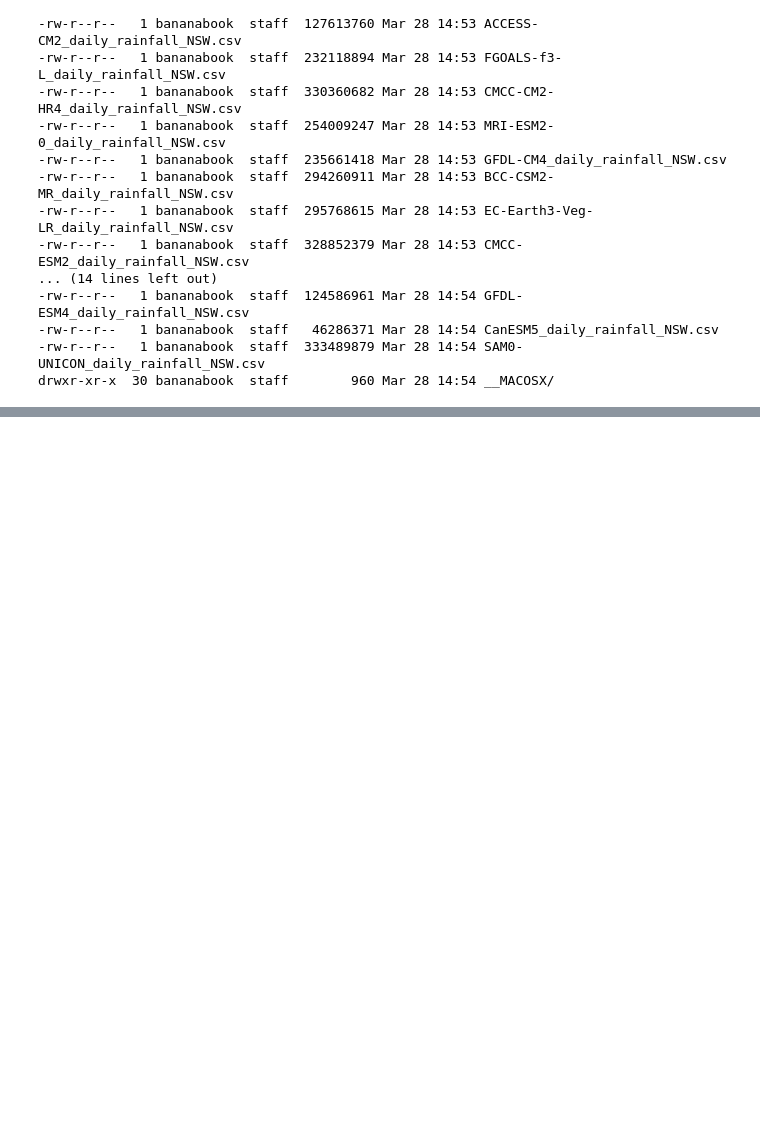
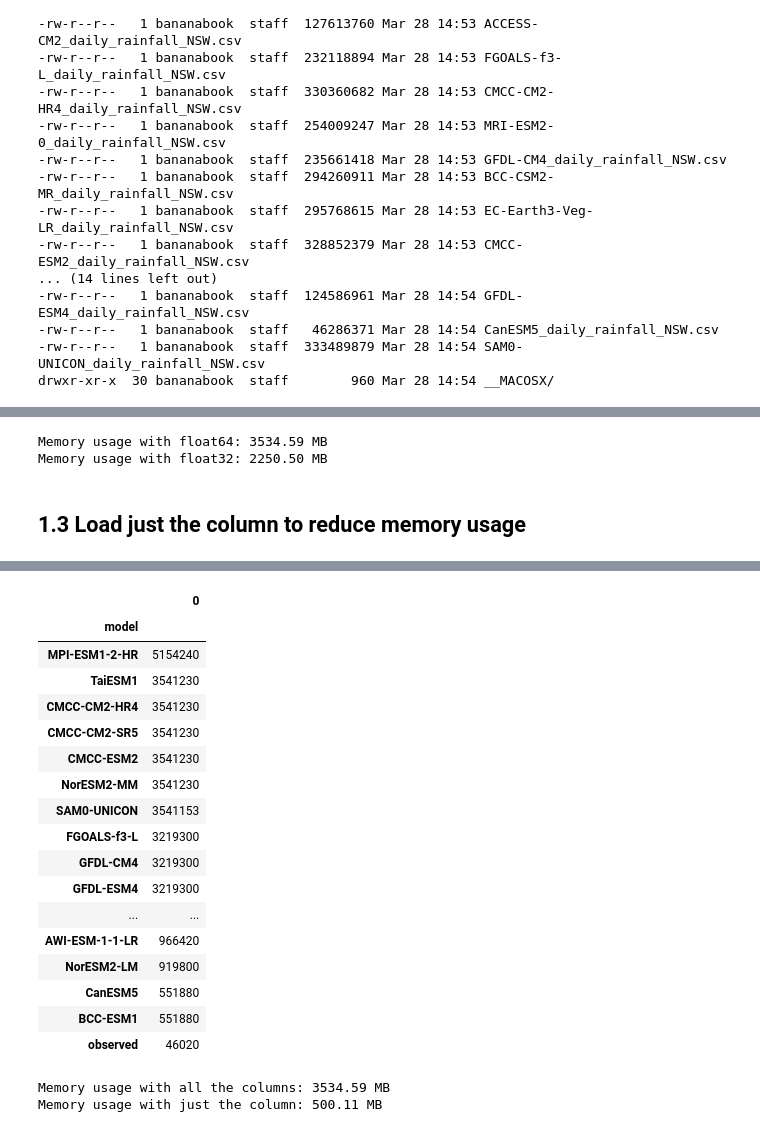
Before and after one commit to UBC-MDS/DSCI_525_Group_3, a Jupyter notebook: milestone_1.ipynb, the cells around one changed output, grey strips where cells are left out. Cells and saved outputs as stored; diff of their text form; code cells hidden in the pictures; blank space fills up the shorter version.

```diff
--- a/milestone_1.ipynb
+++ b/milestone_1.ipynb
@@ -122,0 +202,17 @@ df.head()
+# %%
+print(f"Memory usage with float64: {df.memory_usage().sum() / 1e6:.2f} MB")
+print(f"Memory usage with float32: {df_float32.astype('float32', errors='ignore').memory_usage().sum() / 1e6:.2f} MB")
+# %% [output]
+Memory usage with float64: 3534.59 MB
+Memory usage with float32: 2250.50 MB
+# %% [markdown]
+## 1.3 Load just the column to reduce memory usage
+# %%
+%%time
+
+# 5. Load just the column that we want
+use_cols=['model']
+df_models = pd.read_csv("figshareairline/combined_data.csv", usecols=use_cols)
+df_model_counts = pd.DataFrame(df_models.value_counts())
+df_model_counts
+# %% [output]
@@ -122,0 +221,24 @@ df.head()
+|  | 0 |
+| model |  |
+| MPI-ESM1-2-HR | 5154240 |
+| TaiESM1 | 3541230 |
+| CMCC-CM2-HR4 | 3541230 |
+| CMCC-CM2-SR5 | 3541230 |
+| CMCC-ESM2 | 3541230 |
+| NorESM2-MM | 3541230 |
+| SAM0-UNICON | 3541153 |
+| FGOALS-f3-L | 3219300 |
+| GFDL-CM4 | 3219300 |
+| GFDL-ESM4 | 3219300 |
+| ... | ... |
+| AWI-ESM-1-1-LR | 966420 |
+| NorESM2-LM | 919800 |
+| CanESM5 | 551880 |
+| BCC-ESM1 | 551880 |
+| observed | 46020 |
+# %%
+print(f"Memory usage with all the columns: {df.memory_usage().sum() / 1e6:.2f} MB")
+print(f"Memory usage with just the column: {df_models.memory_usage().sum() / 1e6:.2f} MB")
+# %% [output]
+Memory usage with all the columns: 3534.59 MB
+Memory usage with just the column: 500.11 MB
```
Also changed, not shown: parts of 29 cells of this notebook.
